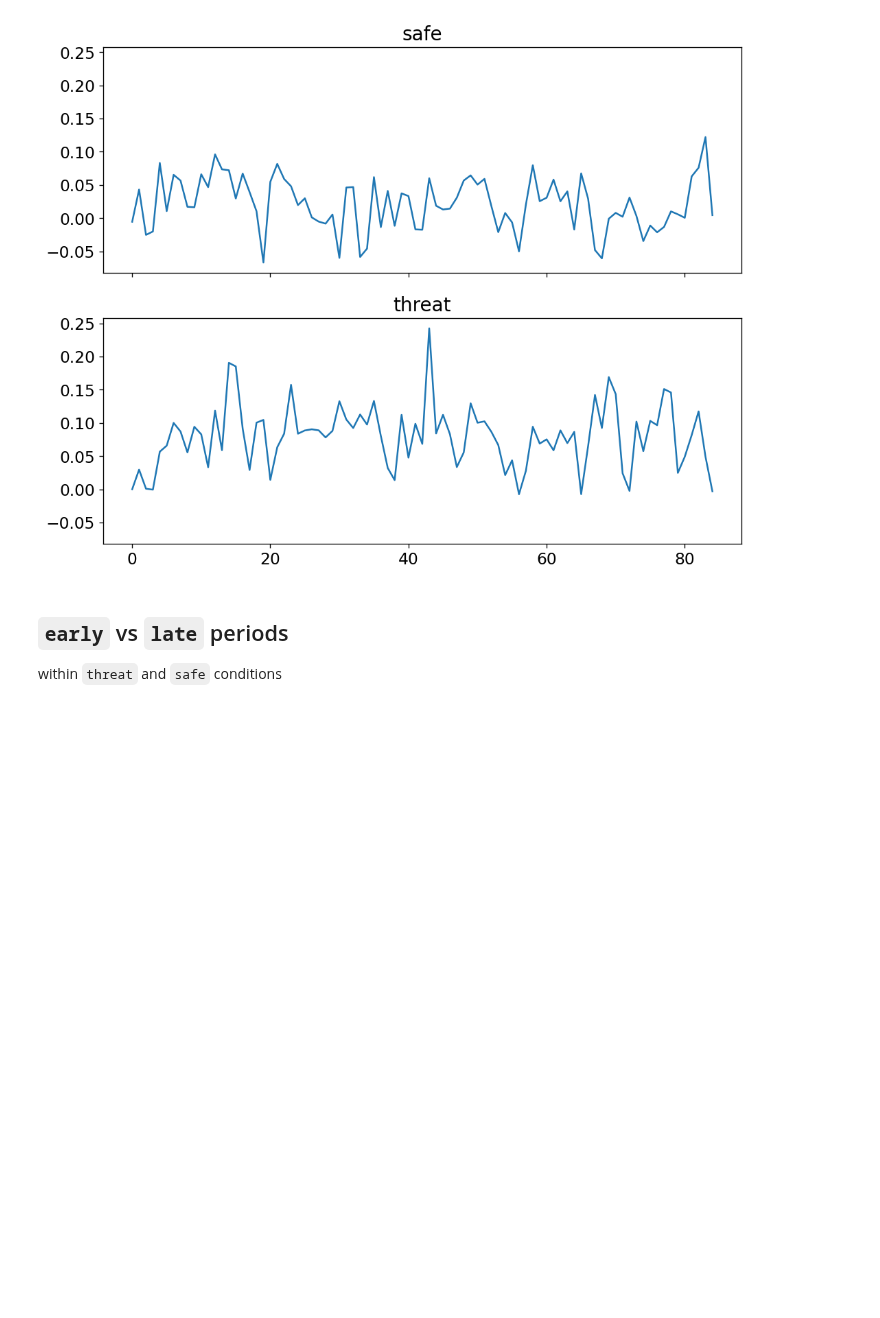
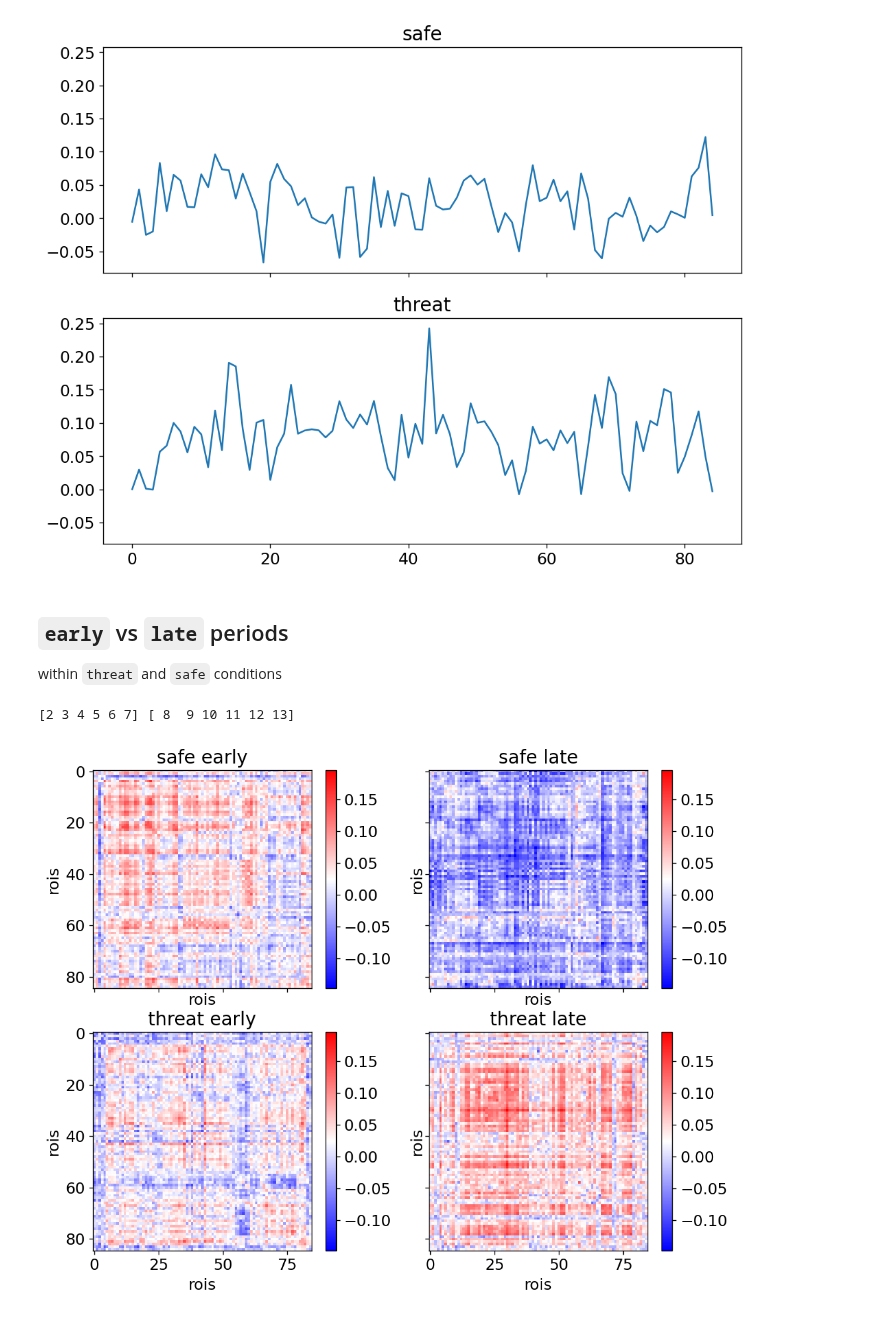
Before and after one commit to govinda-umd/network_dynamics, a Jupyter notebook: _sources/nb/jun22/01-data-max_desc-isfc_threat_vs_safe.ipynb, the cells around one changed output. Drawn from its saved outputs; the diff is of its cells as text; code cells hidden in the pictures; blank space fills up the shorter version.

```diff
--- a/_sources/nb/jun22/01-data-max_desc-isfc_threat_vs_safe.ipynb
+++ b/_sources/nb/jun22/01-data-max_desc-isfc_threat_vs_safe.ipynb
@@ -135,15 +135,17 @@ for label in args.LABELS:
 ## `early` vs `late` periods
 within `threat` and `safe` conditions
 # %%
-# with open(f"{proj_dir}/data/max/exploratory_data.pkl", 'rb') as f:
-#     X = pickle.load(f)
+with open(f"{proj_dir}/data/max/exploratory_data.pkl", 'rb') as f:
+    X = pickle.load(f)
 
-# # time periods
-# TR = 1.25 #seconds
-# EARLY = np.arange(2.5, 8.75+TR, TR) // TR
-# LATE = np.arange(10.0, 16.25+TR, TR) // TR
-# EARLY = EARLY.astype(int)
-# LATE = LATE.astype(int)
-# print(EARLY, LATE)
-# PERIODS = {'early':EARLY, 'late':LATE}
+# time periods
+TR = 1.25 #seconds
+EARLY = np.arange(2.5, 8.75+TR, TR) // TR
+LATE = np.arange(10.0, 16.25+TR, TR) // TR
+EARLY = EARLY.astype(int)
+LATE = LATE.astype(int)
+print(EARLY, LATE)
+PERIODS = {'early':EARLY, 'late':LATE}
+# %% [output]
+[2 3 4 5 6 7] [ 8  9 10 11 12 13]
 # %%
@@ -198,29 +200,31 @@ within `threat` and `safe` conditions
 # %%
-# nrows, ncols = len(args.LABELS), len(args.PERIODS)
-# fig, axs = plt.subplots(
-#     nrows=nrows,
-#     ncols=ncols,
-#     figsize=(5*ncols, 4*nrows),
-#     sharex=True,
-#     sharey=True,
-#     dpi=120
-# )
+nrows, ncols = len(args.LABELS), len(args.PERIODS)
+fig, axs = plt.subplots(
+    nrows=nrows,
+    ncols=ncols,
+    figsize=(5*ncols, 4*nrows),
+    sharex=True,
+    sharey=True,
+    dpi=120
+)
 
-# vmin, vmax = [], []
-# for label, cond in zip(args.LABELS, args.names):
-#     for idx_period, period in enumerate(args.PERIODS):
-#         vmin.append(np.min(isfc[cond][period]))
-#         vmax.append(np.max(isfc[cond][period]))
-# vmin, vmax = min(vmin), max(vmax)
+vmin, vmax = [], []
+for label, cond in zip(args.LABELS, args.names):
+    for idx_period, period in enumerate(args.PERIODS):
+        vmin.append(np.min(isfc[cond][period]))
+        vmax.append(np.max(isfc[cond][period]))
+vmin, vmax = min(vmin), max(vmax)
 
-# for label, cond in zip(args.LABELS, args.names):
-#     for idx_period, period in enumerate(args.PERIODS):
-#         ax = axs[label][idx_period]
-#         im = ax.imshow(
-#             isfc[cond][period][args.roi_idxs][args.roi_idxs],
-#             cmap='bwr', vmin=vmin, vmax=vmax,)
-#         cbar = ax.figure.colorbar(im, ax=ax)
+for label, cond in zip(args.LABELS, args.names):
+    for idx_period, period in enumerate(args.PERIODS):
+        ax = axs[label][idx_period]
+        im = ax.imshow(
+            isfc[cond][period][args.roi_idxs][args.roi_idxs],
+            cmap='bwr', vmin=vmin, vmax=vmax,)
+        cbar = ax.figure.colorbar(im, ax=ax)
 
-#         ax.set_title(f"{cond} {period}")
-#         ax.set_ylabel(f"rois")
-#         ax.set_xlabel(f"rois")
+        ax.set_title(f"{cond} {period}")
+        ax.set_ylabel(f"rois")
+        ax.set_xlabel(f"rois")
+# %% [output]
+[figure, added]
```
Also changed, not shown: parts of 1 cell of this notebook, 20 other files.
